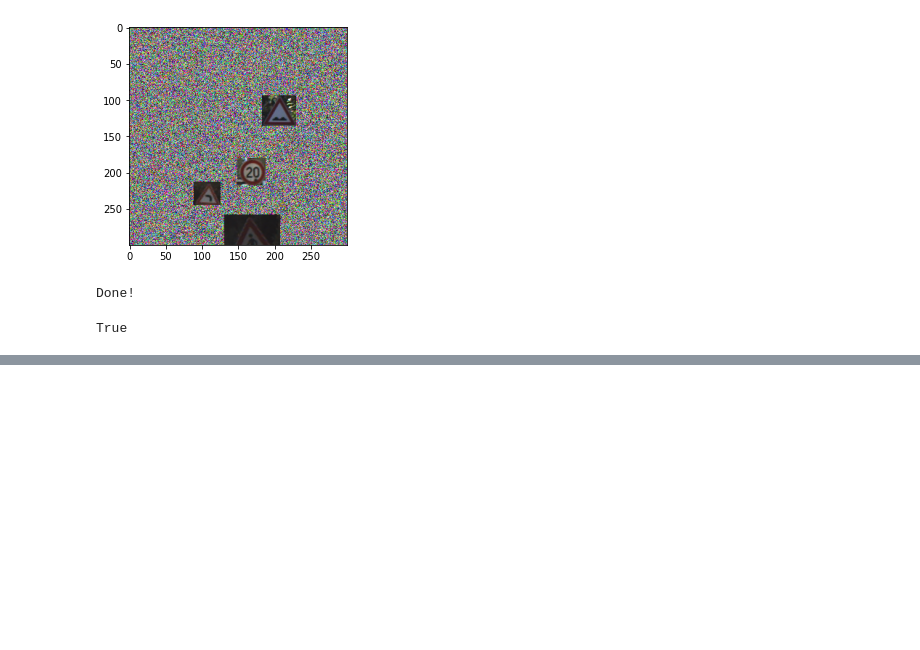
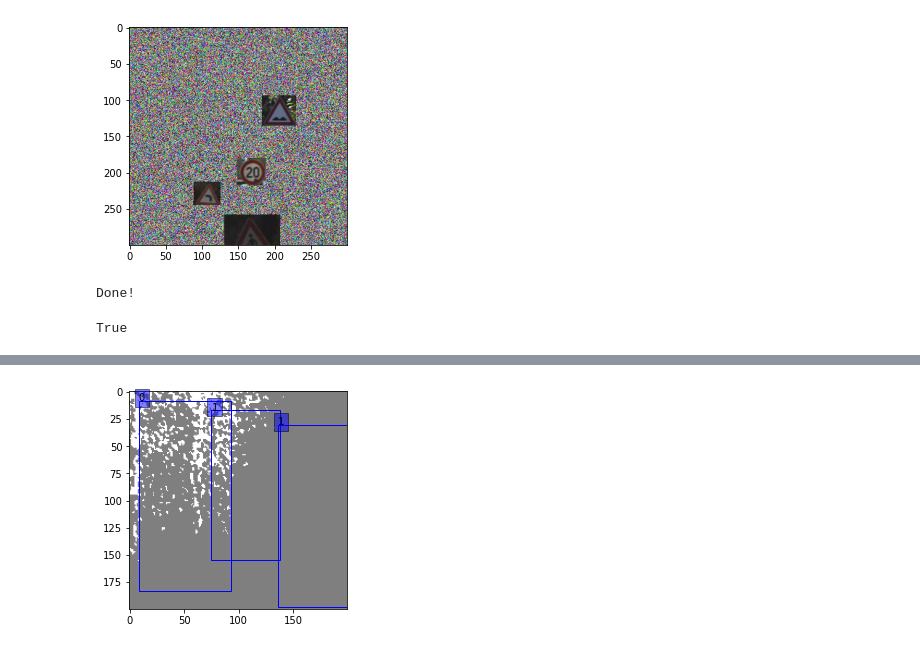
Before and after one commit to yy-dla/python, a Jupyter notebook: ssd_keras/create_dataset.ipynb, the cells around one changed output, grey strips where cells are left out. Cells and saved outputs as stored; diff of their text form; code cells hidden in the pictures; blank space fills up the shorter version.

```diff
--- a/ssd_keras/create_dataset.ipynb
+++ b/ssd_keras/create_dataset.ipynb
@@ -149,0 +189,14 @@ True
+# %%
+def img2Gry(img, l1, l2):
+    h, w = img.shape[:2]
+    gray = np.zeros((h, w), dtype=np.uint8)  # 创建一个h行w列的二维list
+    for i in range(h):
+        for j in range(w):
+            if 0 < img[i, j] <= l1:
+                gray[i, j] = 0
+            elif l1 < img[i, j] <= l2:
+                gray[i, j] = 127
+            else:
+                gray[i, j] = 255
+           # gray[i, j] = max(img[i, j][0], img[i, j][1], img[i, j][2])
+    return gray
@@ -149,0 +227,15 @@ True
+# %%
+# ret, thresh1 = cv2.threshold(grayImage, 70, 255, cv2.THRESH_BINARY)
+
+thresh1 = img2Gry(grayImage, 70, 170)
+# tar = [[1, 121, 123, 198, 0], [1, 33, 112, 116, 1]]
+tar = [[8, 8, 93, 183, 0], [75, 17, 138, 155, 1], [136, 30, 200, 198, 1]]
+# tar = [[14, 12, 72, 92, 0]]
+plt.imshow(cv2.cvtColor(thresh1, cv2.COLOR_BGR2RGB))
+for t in tar:
+    ax = plt.gca()
+    ax.add_patch(plt.Rectangle((t[0], t[1]), t[2] - t[0], t[3] - t[1], color="blue", fill=False, linewidth=1))
+    ax.text(t[0], t[1], t[4], bbox={'facecolor':'blue', 'alpha':0.5})
+plt.show()
+# %% [output]
+[figure, added]
```
Also changed, not shown: parts of 7 cells of this notebook, 8 other files.
